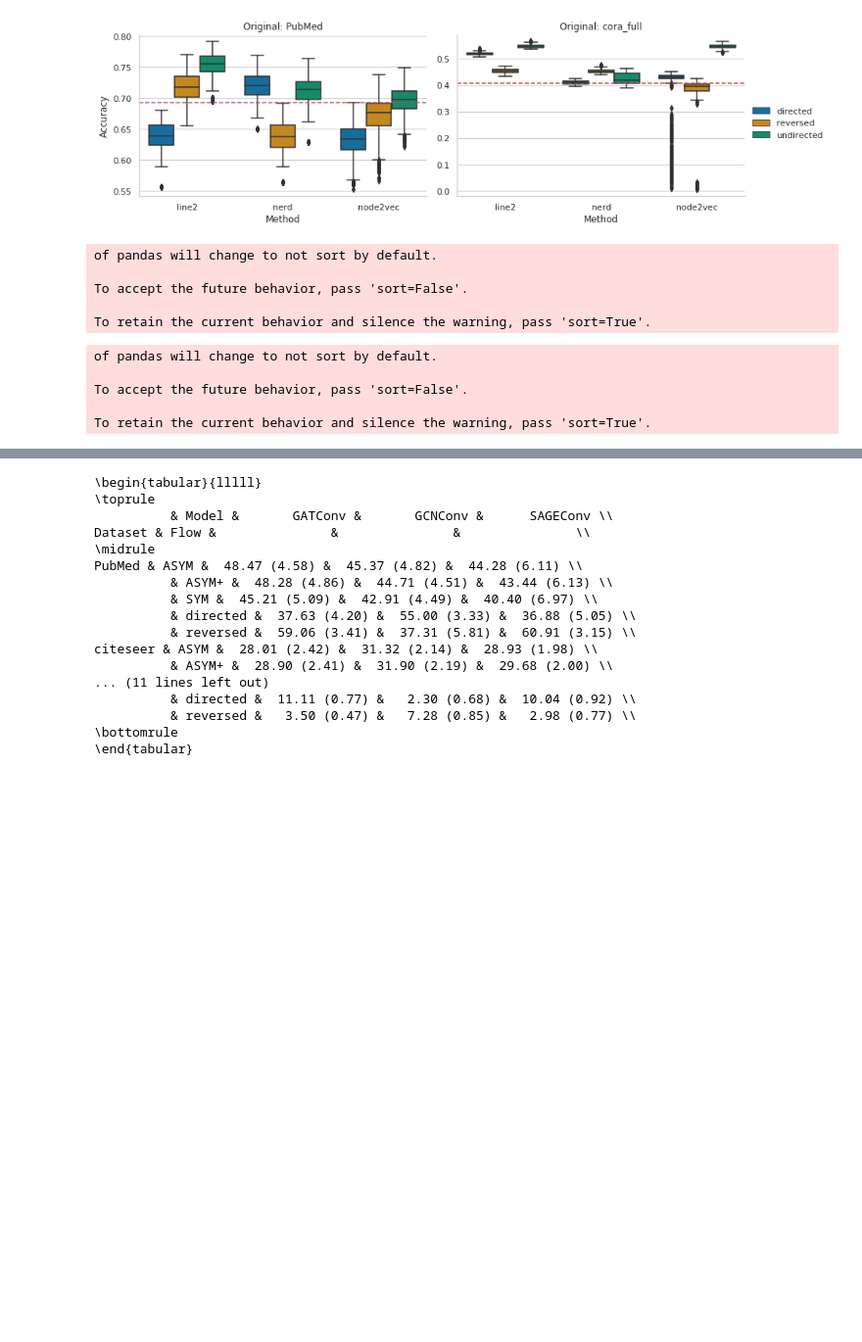
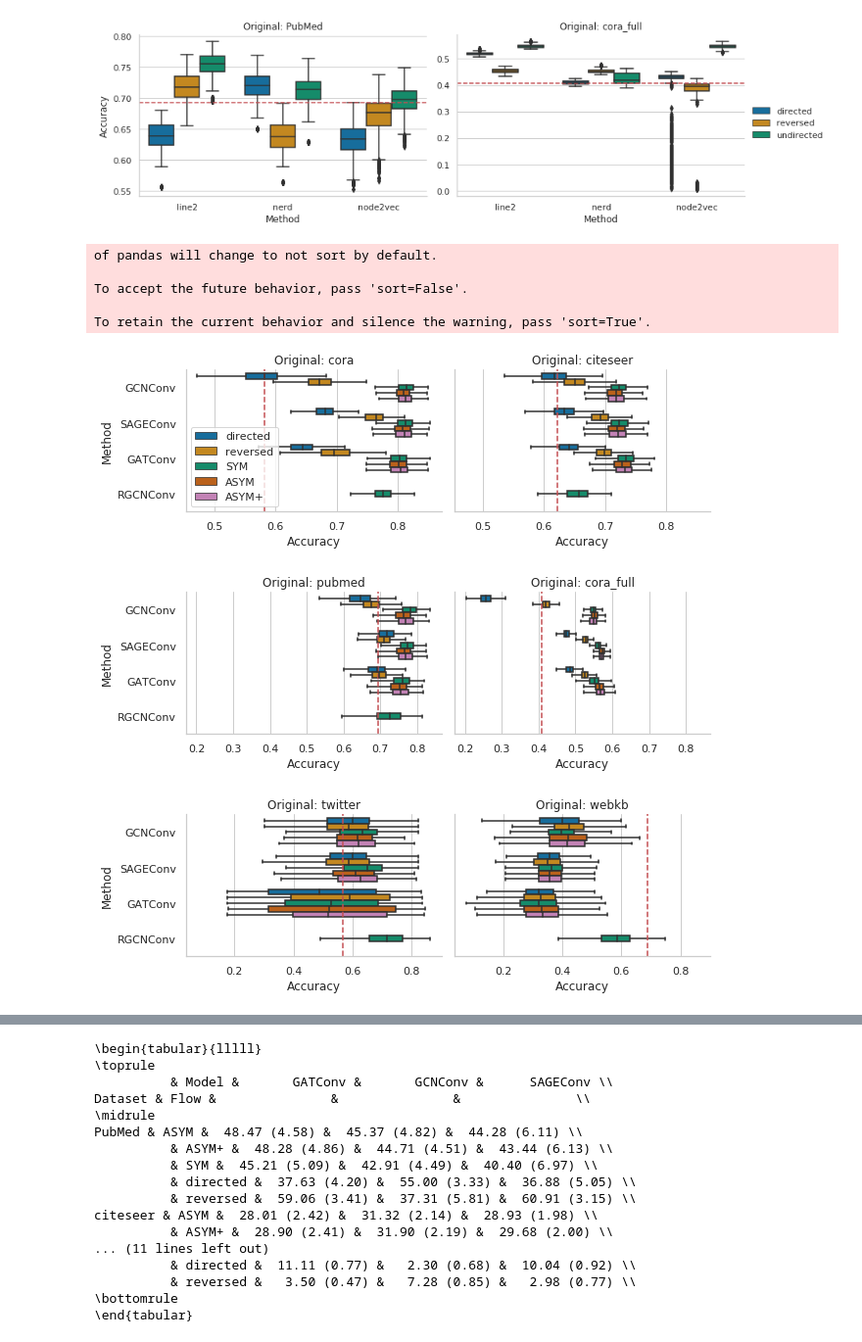
Before and after one commit to sqrhussain/structure-in-gnn, a Jupyter notebook: notebooks/collect_evaluation_results.ipynb, the cells around one changed output, grey strips where cells are left out. Shown at 98% size. Drawn from its saved outputs; the diff is of its cells as text; code cells hidden in the pictures; blank space fills up the shorter version.

```diff
--- a/notebooks/collect_evaluation_results.ipynb
+++ b/notebooks/collect_evaluation_results.ipynb
@@ -13,7 +13,7 @@ def split_test_acc_list(df):
 # %%
 sns.set(style='whitegrid')
 # %%
-datasets = 'cora citeseer pubmed cora_full'.split()
+datasets = 'cora citeseer pubmed cora_full twitter webkb'.split()
 # %%
 # embedding results to be revised
 df_emb = split_test_acc_list(pd.read_csv('reports/results/test_acc/test_acc_emb.csv'))
@@ -90,15 +108,9 @@ def load_model_results(models,datasets):
 # %%
 
 view_columns = 'dataset conv arch test_accs'.split()
-df_results = load_model_results('gcn sage gat'.split(),datasets)
+df_results = load_model_results('gcn sage gat rgcn'.split(),datasets)
 df_results = df_results[view_columns].rename(columns={'test_accs':'test_acc','arch':'directionality'})
 df_results = split_test_acc_list(df_results)
-# %% [output]
-of pandas will change to not sort by default.
-
-To accept the future behavior, pass 'sort=False'.
-
-To retain the current behavior and silence the warning, pass 'sort=True'.
 # %%
 df_results['flow'] = 'SYM'
 df_results.loc[df_results.directionality == 'B','flow'] = 'ASYM'
@@ -132,4 +144,12 @@ To accept the future behavior, pass 'sort=False'.
 To retain the current behavior and silence the warning, pass 'sort=True'.
 # %%
 df_gnn_original = pd.concat([directionality_results[directionality_results.flow != 'undirected'],df_results],ignore_index=True)
+# %%
+accuracy_boxplot(df_gnn_original[df_gnn_original.dataset.isin(datasets[:2])], x_col='conv',hue_col='flow',aspect = 1.5,savefig_to='../reports/figures/evaluation/gnn-directionality-1-2.pdf',hue_order=['directed','reversed','SYM','ASYM','ASYM+'])
+accuracy_boxplot(df_gnn_original[df_gnn_original.dataset.isin(datasets[2:4])], x_col='conv',hue_col='flow',aspect = 1.5,savefig_to='../reports/figures/evaluation/gnn-directionality-3-4.pdf',hue_order=['directed','reversed','SYM','ASYM','ASYM+'],legend = False)
+accuracy_boxplot(df_gnn_original[df_gnn_original.dataset.isin(datasets[4:])], x_col='conv',hue_col='flow',aspect = 1.5,savefig_to='../reports/figures/evaluation/gnn-directionality-5-6.pdf',hue_order=['directed','reversed','SYM','ASYM','ASYM+'],legend = False)
+# %% [output]
+[figure, added]
+[figure, added]
+[figure, added]
 # %%
```
Also changed, not shown: parts of 23 cells of this notebook, 14 other files.
